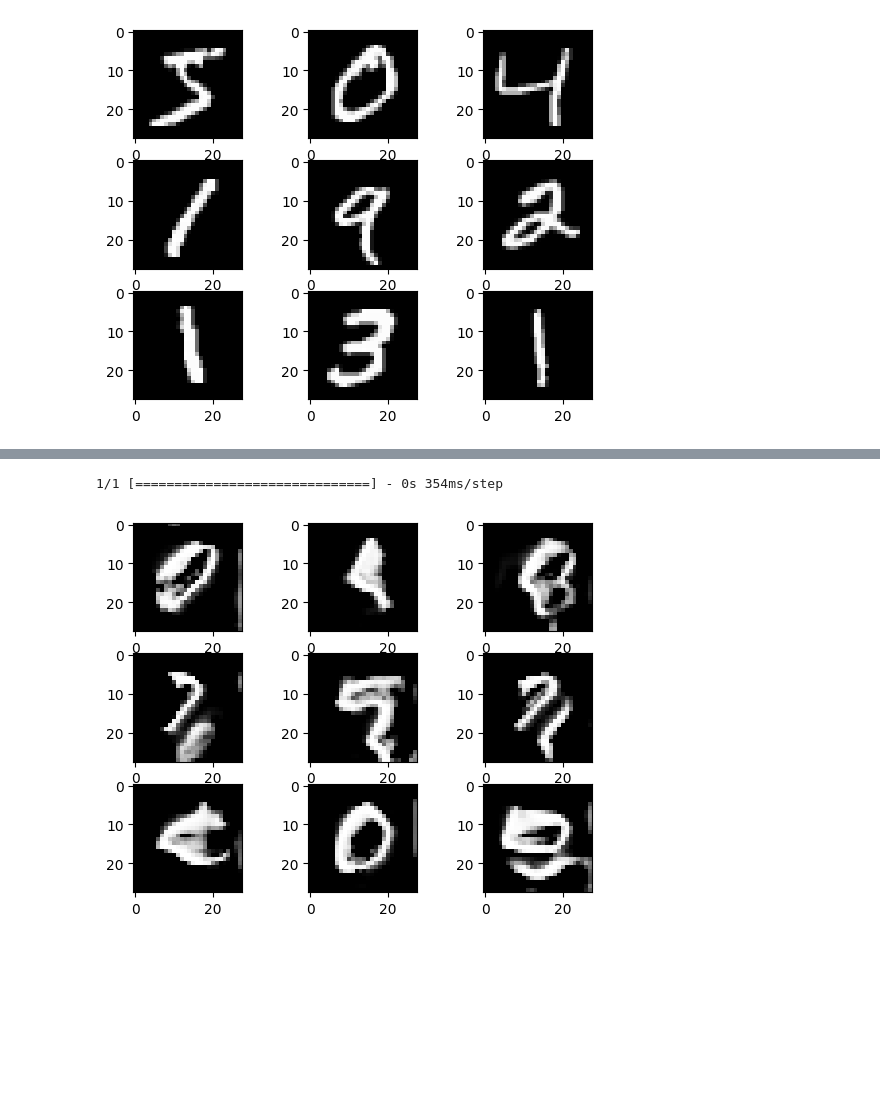
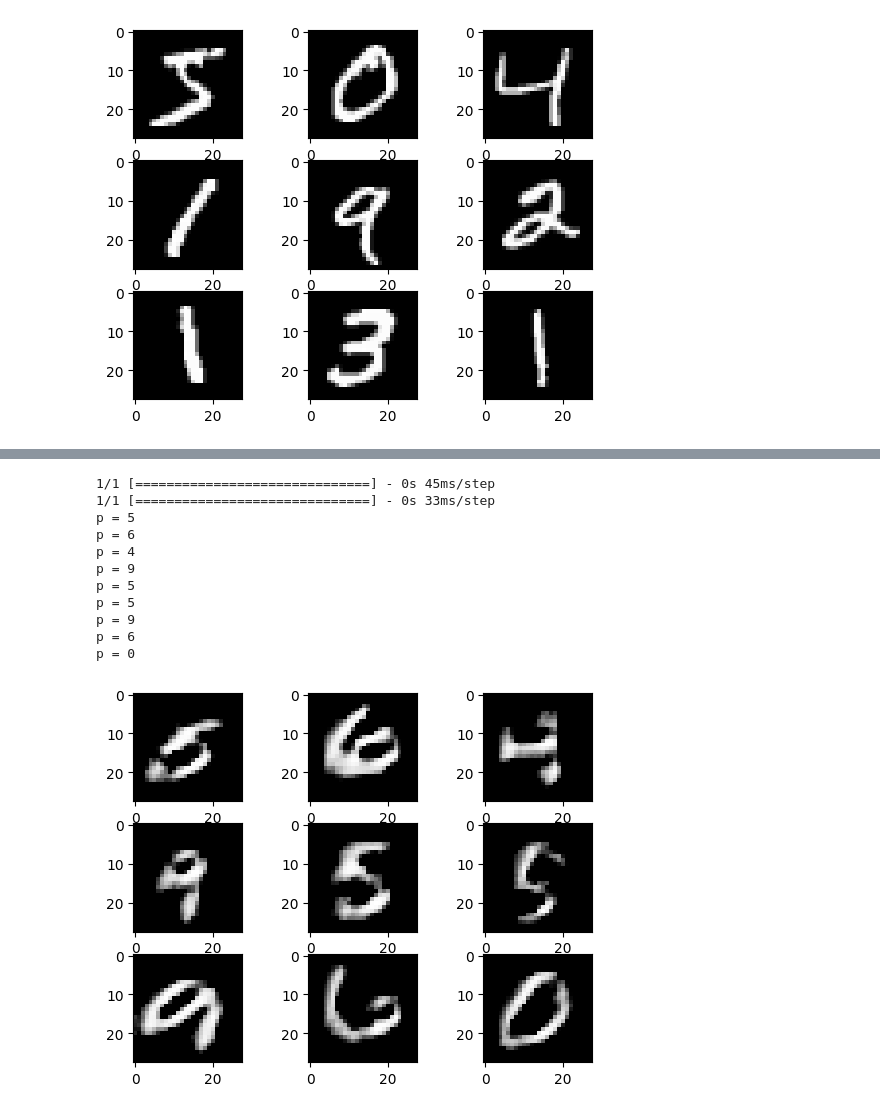
Before and after one commit to Phoebzo/DV2607-Project, a Jupyter notebook: main.ipynb, the cells around one changed output, grey strips where cells are left out. Saved outputs shown, nothing was run; the diff lists cells and outputs as text; code cells hidden in the pictures; blank space fills up the shorter version.

```diff
--- a/main.ipynb
+++ b/main.ipynb
@@ -101,0 +159,8 @@ plt.show()
+# %%
+optimizer = tf.optimizers.Adam()
+
+model = create_classifier()
+model.compile(optimizer=optimizer, loss=["categorical_crossentropy"], metrics=["accuracy"])
+
+model.fit(train_X, train_y)
+model.save("classifier.h5")
@@ -102,16 +203,19 @@ plt.show()
 # %%
 optimizer = tf.optimizers.Adam()
 
-generator = create_generator()
-input = Input(shape=(100,))
-img_generated = generator(input)
+adv_generator = create_adv_generator()
+input = Input(shape=(28,28,1))
+img_perturbed = adv_generator(input)
 
 # We want the generator and discriminator to be trained in a combined model but as seperate entities
 discriminator = create_discriminator()
 discriminator.compile(optimizer=optimizer, loss=["binary_crossentropy"], metrics=["accuracy"])
 discriminator.trainable = False
-validity = discriminator(img_generated)
+validity = discriminator(img_perturbed)
 
-combined_model = Model(input, validity)
-combined_model.compile(optimizer=optimizer, loss=["binary_crossentropy"], metrics=["accuracy"])
+model.trainable = False
+prediction = model(img_perturbed)
+
+GAN_model = Model(input, (validity, prediction))
+GAN_model.compile(optimizer=optimizer, loss=["binary_crossentropy"], metrics=["accuracy"])
 # %% [output]
@@ -172,12 +279,24 @@ EPOCH: 491
 KeyboardInterrupt:
 # %%
-seed = np.random.normal(0,1,(9, 100))
-x_fake = generator.predict(seed)
+x_real = np.array(random.choices(train_X, k=BATCH_SIZE))
+x_fake = adv_generator.predict(x_real)
+x_fake_labels = model.predict(x_fake)
 
 for i in range(9):
-    plt.subplot(3, 3, i+1)
+    fig = plt.subplot(3, 3, i+1)
     plt.imshow(x_fake[i], cmap=plt.get_cmap('gray'))
+    print(f'p = {np.argmax(x_fake_labels[i])}')
 plt.show()
 # %% [output]
-1/1 [==============================] - 0s 354ms/step
+1/1 [==============================] - 0s 45ms/step
+1/1 [==============================] - 0s 33ms/step
+p = 5
+p = 6
+p = 4
+p = 9
+p = 5
+p = 5
+p = 9
+p = 6
+p = 0
-[figure, old version]
+[figure, new version]
```
Also changed, not shown: parts of 11 cells of this notebook, 4 other files.
